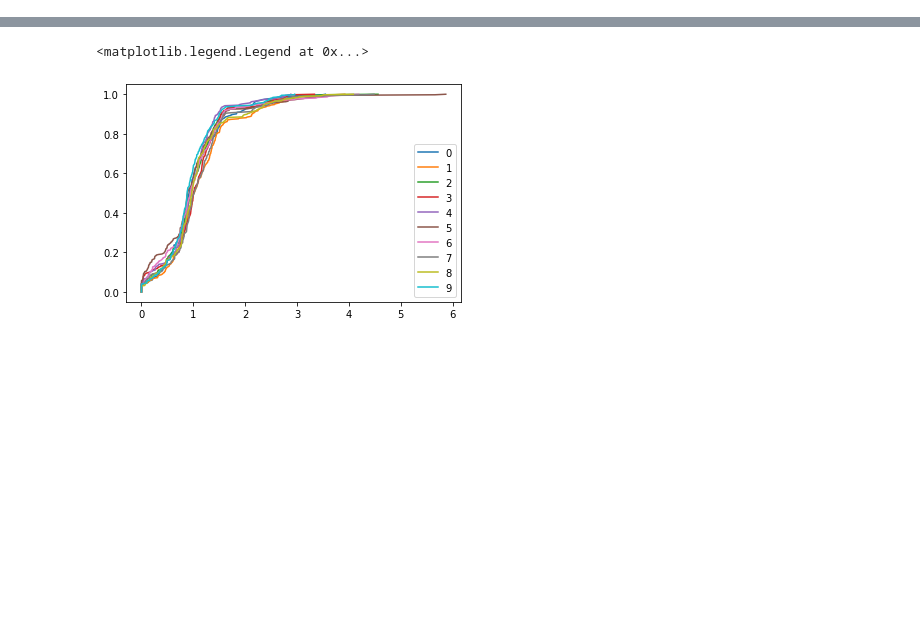
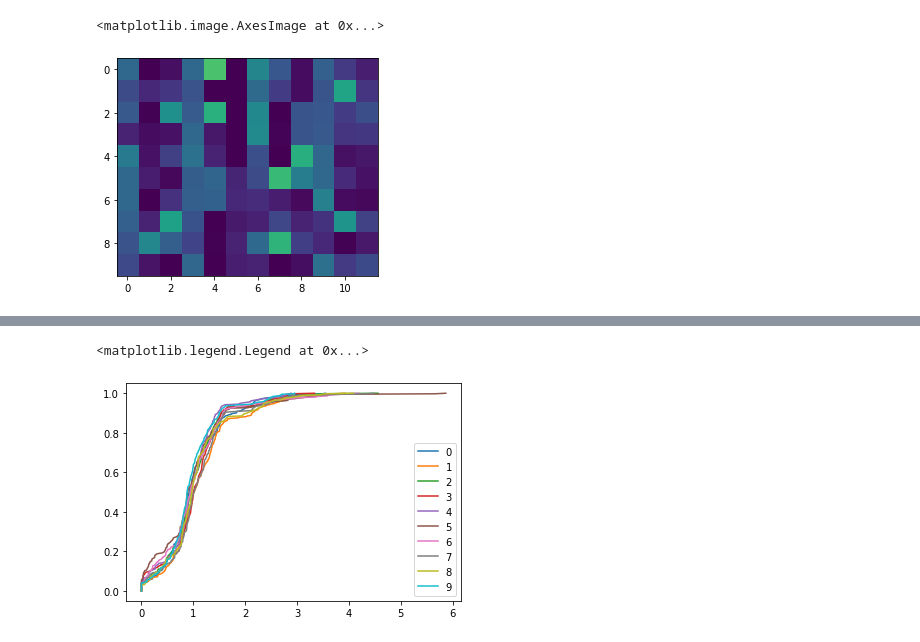
Before and after one commit to forero/SandboxDESI, a Jupyter notebook: desientropy/paper/explore.ipynb, the cells around one changed output, grey strips where cells are left out. Saved outputs shown, nothing was run; the diff lists cells and outputs as text; code cells hidden in the pictures; blank space fills up the shorter version.

```diff
--- a/desientropy/paper/explore.ipynb
+++ b/desientropy/paper/explore.ipynb
@@ -5,3 +5,29 @@ import pandas as pd
 import glob
 import fitsio
 import scipy.stats #import kstest
+# %%
+filename = "entropy_raw_exp_20220502_00132823.csv"
+data = pd.read_csv(filename)
+
+petals = list(np.arange(10))
+filters = ['B', 'R', 'Z']
+amps = ['A', 'B', 'C', 'D']
+
+entropy = np.ones([10,12])
+for i in range(10):
+    for j in range(12):
+        i_par = i%2
+        j_par = j%2q
+        spectro = i - i_par + j//6
+        filt = filters[j%3]
+        amp = amps[j%2 + 2*i_par]
+        #print(i, j, spectro)
+        spec = filt+str(spectro)
+        ii = (data['SPECTRO']==spec) & (data['AMP']==amp)
+        entropy[i,j] = float(data[ii]['H'])
+
+plt.imshow(entropy, vmin=0, vmax=1)
+plt.er
+# %% [output]
+<matplotlib.image.AxesImage at 0x...>
+[figure, added]
```
Also changed, not shown: parts of 11 cells of this notebook.
